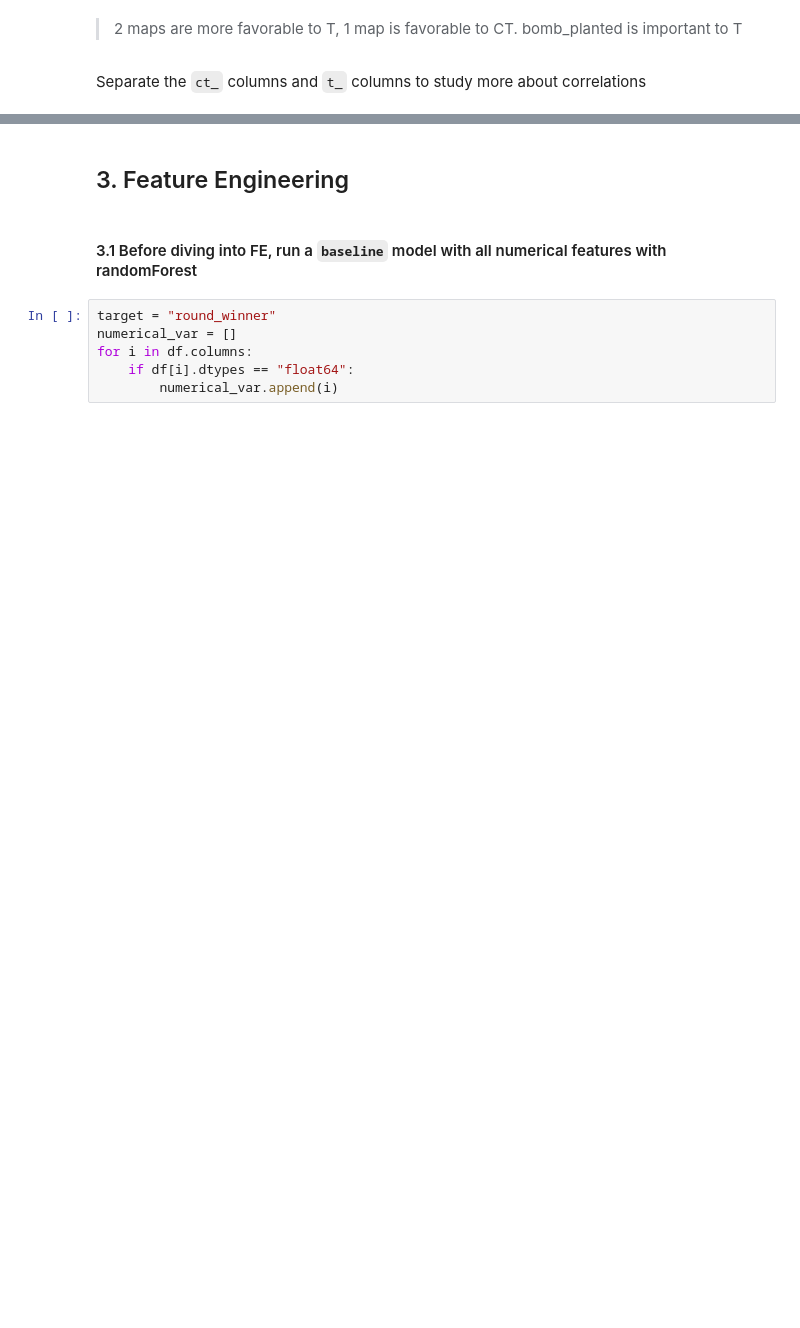
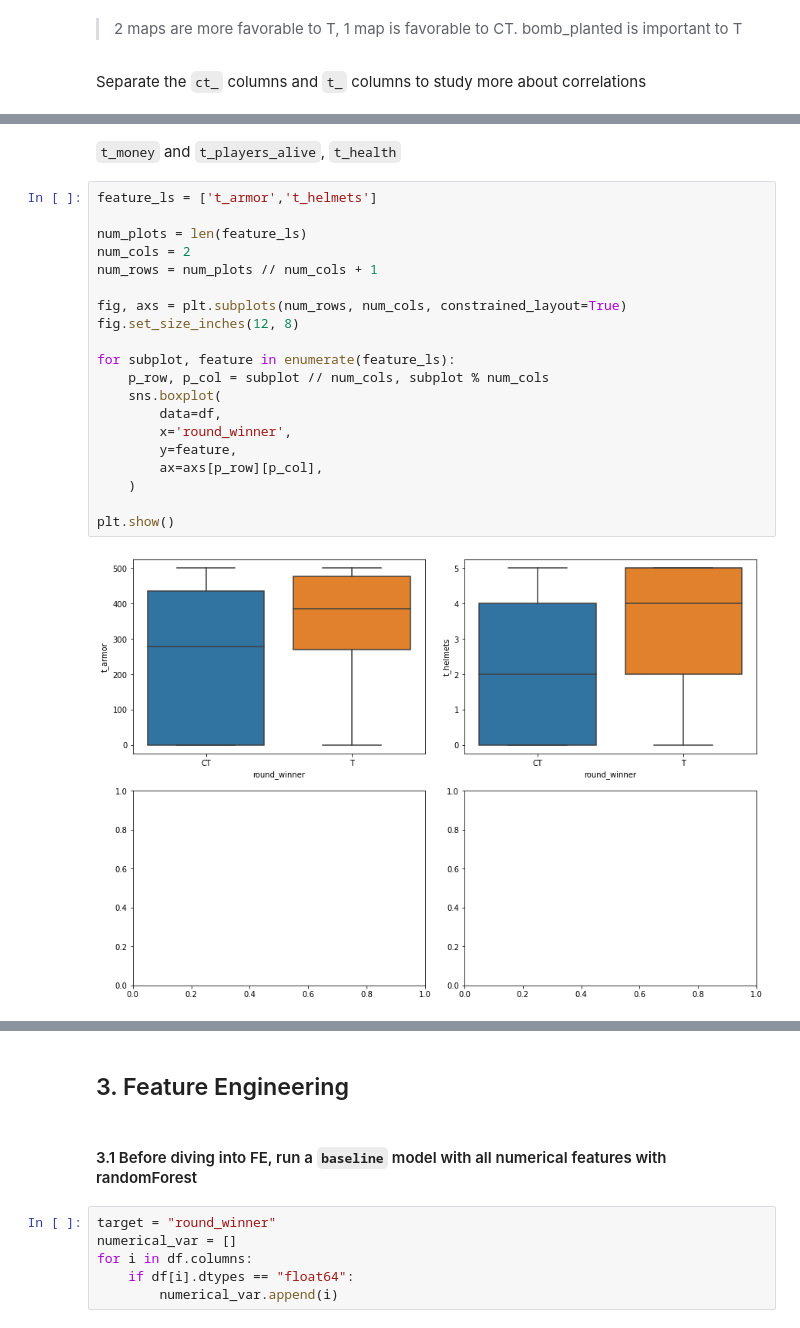
Before and after one commit to Saralytics/CS_GO_winner_prediction, a Jupyter notebook: FightTerrorism.ipynb, the cells around one changed output, grey strips where cells are left out. Drawn from its saved outputs; the diff is of its cells as text; blank space fills up the shorter version.

```diff
--- a/FightTerrorism.ipynb
+++ b/FightTerrorism.ipynb
@@ -166,0 +216,24 @@ t = []
+# %% [markdown]
+`t_money` and `t_players_alive`, `t_health`
+# %%
+feature_ls = ['t_armor','t_helmets']
+
+num_plots = len(feature_ls)
+num_cols = 2
+num_rows = num_plots // num_cols + 1
+
+fig, axs = plt.subplots(num_rows, num_cols, constrained_layout=True)
+fig.set_size_inches(12, 8)
+
+for subplot, feature in enumerate(feature_ls):
+    p_row, p_col = subplot // num_cols, subplot % num_cols
+    sns.boxplot(
+        data=df,
+        x='round_winner',
+        y=feature,
+        ax=axs[p_row][p_col],
+    )
+
+plt.show()
+# %% [output]
+[figure, added]
```
Also changed, not shown: parts of 10 cells of this notebook.
